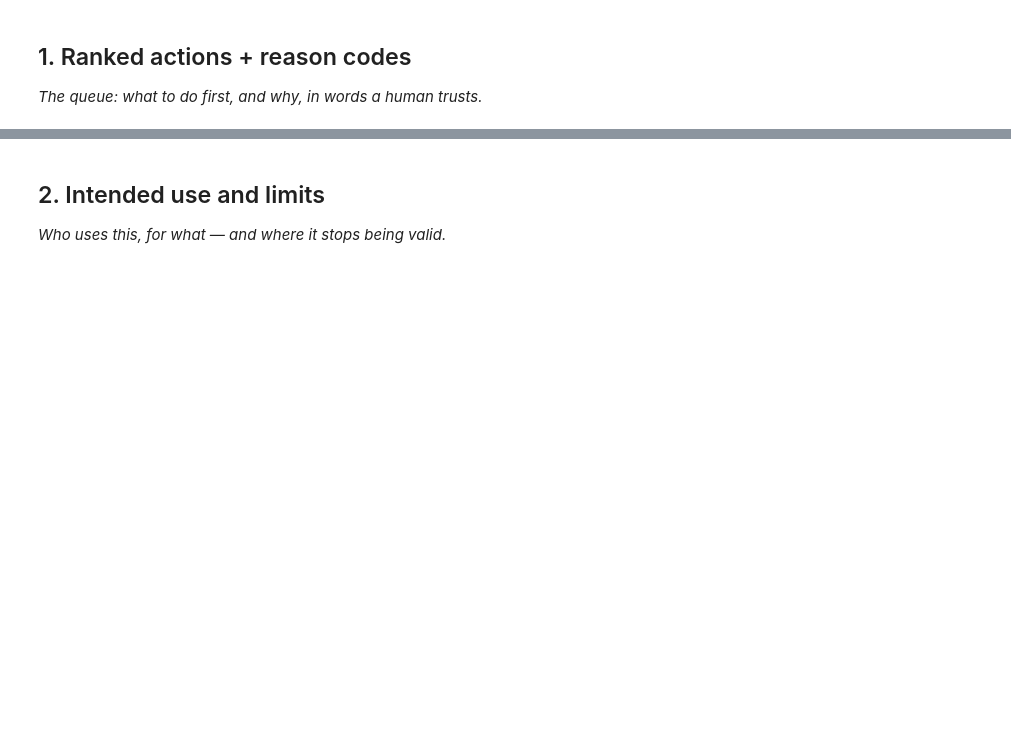
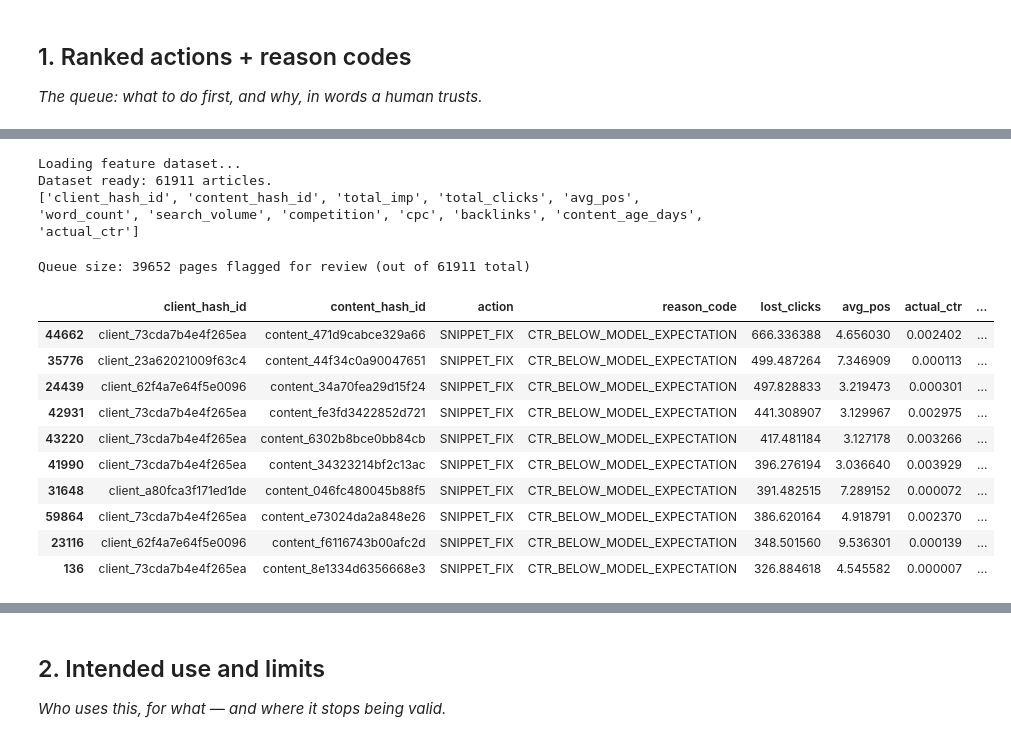
Before and after one commit to Mahmoud-Beram/flyrank-ml-internship, a Jupyter notebook: work/notebooks/w07_action_playbook.ipynb, the cells around one changed output, grey strips where cells are left out. Drawn from its saved outputs; the diff is of its cells as text; code cells hidden in the pictures; blank space fills up the shorter version.

```diff
--- a/work/notebooks/w07_action_playbook.ipynb
+++ b/work/notebooks/w07_action_playbook.ipynb
@@ -15,0 +21,78 @@ This skeleton is yours to fill. Work the sections **in order** — each one has
+# %%
+from huggingface_hub import hf_hub_download
+from google.colab import userdata
+import duckdb, pandas as pd
+import warnings
+warnings.filterwarnings('ignore')
+
+hf_token = userdata.get('HF_TOKEN').strip()
+con = duckdb.connect()
+con.execute(f"CREATE OR REPLACE SECRET hf (TYPE huggingface, TOKEN '{hf_token}')")
+REL = 'hf://datasets/FlyRank/internship-warehouse'
+
+print("Loading feature dataset...")
+
+query = f"""
+    WITH perf AS (
+        SELECT client_hash_id, content_hash_id,
+               SUM(gsc_impressions) AS total_imp, SUM(gsc_clicks) AS total_clicks,
+               AVG(gsc_avg_position) AS avg_pos
+        FROM read_parquet('{REL}/fact_content_daily_performance/month=2026-03/*.parquet')
+        GROUP BY client_hash_id, content_hash_id
+        HAVING total_imp >= 500
+    )
+    SELECT
+        p.*,
+        c.word_count, c.search_volume, c.competition, c.cpc, c.backlinks,
+        DATE_DIFF('day', c.content_created_date, DATE '2026-03-31') AS content_age_days
+    FROM perf p
+    LEFT JOIN read_parquet('{REL}/dim_content.parquet') c
+        ON p.content_hash_id = c.content_hash_id
+    WHERE c.is_published = TRUE AND c.is_deleted = FALSE
+"""
+
+df = con.execute(query).df()
+df['actual_ctr'] = df['total_clicks'] / df['total_imp']
+
+print(f"Dataset ready: {len(df)} articles.")
+print(list(df.columns))
+# %% [output]
+Loading feature dataset...
+Dataset ready: 61911 articles.
+['client_hash_id', 'content_hash_id', 'total_imp', 'total_clicks', 'avg_pos', 'word_count', 'search_volume', 'competition', 'cpc', 'backlinks', 'content_age_days', 'actual_ctr']
+# %%
+from sklearn.impute import SimpleImputer
+from sklearn.ensemble import RandomForestRegressor
+
+features_clean = ['avg_pos', 'word_count', 'search_volume', 'competition', 'cpc',
+                   'backlinks', 'content_age_days']
+
+X_all = pd.DataFrame(SimpleImputer(strategy='median').fit_transform(df[features_clean]),
+                      columns=features_clean, index=df.index)
+y_all = df['actual_ctr']
+
+rf_deploy = RandomForestRegressor(n_estimators=100, max_depth=7, random_state=42, n_jobs=-1)
+rf_deploy.fit(X_all, y_all)
+
+df['predicted_ctr'] = rf_deploy.predict(X_all)
+df['lost_clicks'] = (df['predicted_ctr'] - df['actual_ctr']) * df['total_imp']
+df['reason_code'] = 'CTR_BELOW_MODEL_EXPECTATION'
+df['action'] = 'SNIPPET_FIX'
+
+queue = df[df['lost_clicks'] > 0].sort_values('lost_clicks', ascending=False)
+print(f"Queue size: {len(queue)} pages flagged for review (out of {len(df)} total)")
+queue[['client_hash_id', 'content_hash_id', 'action', 'reason_code',
+       'lost_clicks', 'avg_pos', 'actual_ctr', 'predicted_ctr']].head(10)
+# %% [output]
+Queue size: 39652 pages flagged for review (out of 61911 total)
+|  | client_hash_id | content_hash_id | action | reason_code | lost_clicks | avg_pos | actual_ctr | ... |
+| 44662 | client_73cda7b4e4f265ea | content_471d9cabce329a66 | SNIPPET_FIX | CTR_BELOW_MODEL_EXPECTATION | 666.336388 | 4.656030 | 0.002402 | ... |
+| 35776 | client_23a62021009f63c4 | content_44f34c0a90047651 | SNIPPET_FIX | CTR_BELOW_MODEL_EXPECTATION | 499.487264 | 7.346909 | 0.000113 | ... |
+| 24439 | client_62f4a7e64f5e0096 | content_34a70fea29d15f24 | SNIPPET_FIX | CTR_BELOW_MODEL_EXPECTATION | 497.828833 | 3.219473 | 0.000301 | ... |
+| 42931 | client_73cda7b4e4f265ea | content_fe3fd3422852d721 | SNIPPET_FIX | CTR_BELOW_MODEL_EXPECTATION | 441.308907 | 3.129967 | 0.002975 | ... |
+| 43220 | client_73cda7b4e4f265ea | content_6302b8bce0bb84cb | SNIPPET_FIX | CTR_BELOW_MODEL_EXPECTATION | 417.481184 | 3.127178 | 0.003266 | ... |
+| 41990 | client_73cda7b4e4f265ea | content_34323214bf2c13ac | SNIPPET_FIX | CTR_BELOW_MODEL_EXPECTATION | 396.276194 | 3.036640 | 0.003929 | ... |
+| 31648 | client_a80fca3f171ed1de | content_046fc480045b88f5 | SNIPPET_FIX | CTR_BELOW_MODEL_EXPECTATION | 391.482515 | 7.289152 | 0.000072 | ... |
+| 59864 | client_73cda7b4e4f265ea | content_e73024da2a848e26 | SNIPPET_FIX | CTR_BELOW_MODEL_EXPECTATION | 386.620164 | 4.918791 | 0.002370 | ... |
+| 23116 | client_62f4a7e64f5e0096 | content_f6116743b00afc2d | SNIPPET_FIX | CTR_BELOW_MODEL_EXPECTATION | 348.501560 | 9.536301 | 0.000139 | ... |
+| 136 | client_73cda7b4e4f265ea | content_8e1334d6356668e3 | SNIPPET_FIX | CTR_BELOW_MODEL_EXPECTATION | 326.884618 | 4.545582 | 0.000007 | ... |
```
Also changed, not shown: parts of 13 cells of this notebook.
